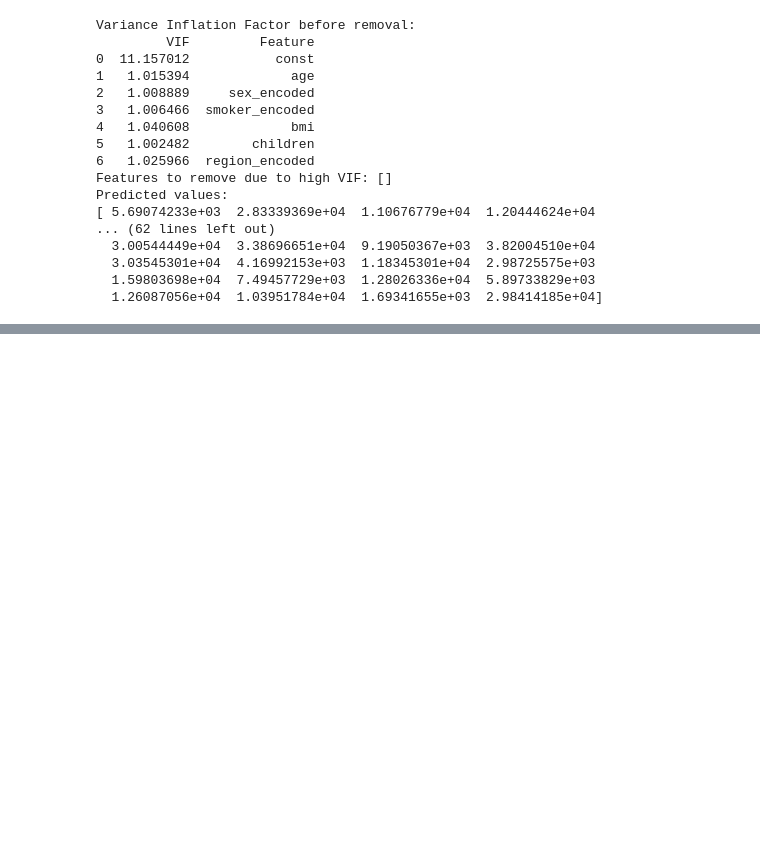
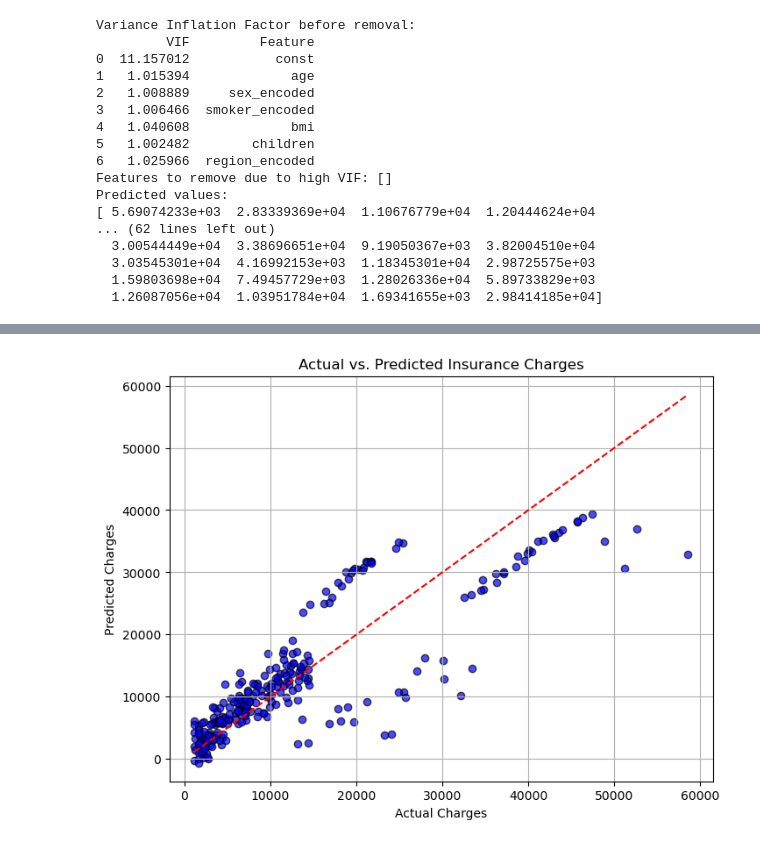
Before and after one commit to srinijalanda93/Machine-learning, a Jupyter notebook: Survised Learning/2448526_lab7.ipynb, the cells around one changed output, grey strips where cells are left out. Cells and saved outputs as stored; diff of their text form; code cells hidden in the pictures; blank space fills up the shorter version.

```diff
--- a/Survised Learning/2448526_lab7.ipynb
+++ b/Survised Learning/2448526_lab7.ipynb
@@ -304,0 +371,12 @@ Predicted values:
+# %%
+# Create a scatterplot
+mpt.figure(figsize=(8, 6))
+mpt.scatter(y_test, preds, color='blue', edgecolor='k', alpha=0.7)
+mpt.xlabel('Actual Charges')
+mpt.ylabel('Predicted Charges')
+mpt.title('Actual vs. Predicted Insurance Charges')
+mpt.plot([min(y_test), max(y_test)], [min(y_test), max(y_test)], color='red', linestyle='--')
+mpt.grid(True)
+mpt.show()
+# %% [output]
+[figure, added]
```
Also changed, not shown: parts of 14 cells of this notebook, 4 other files.
